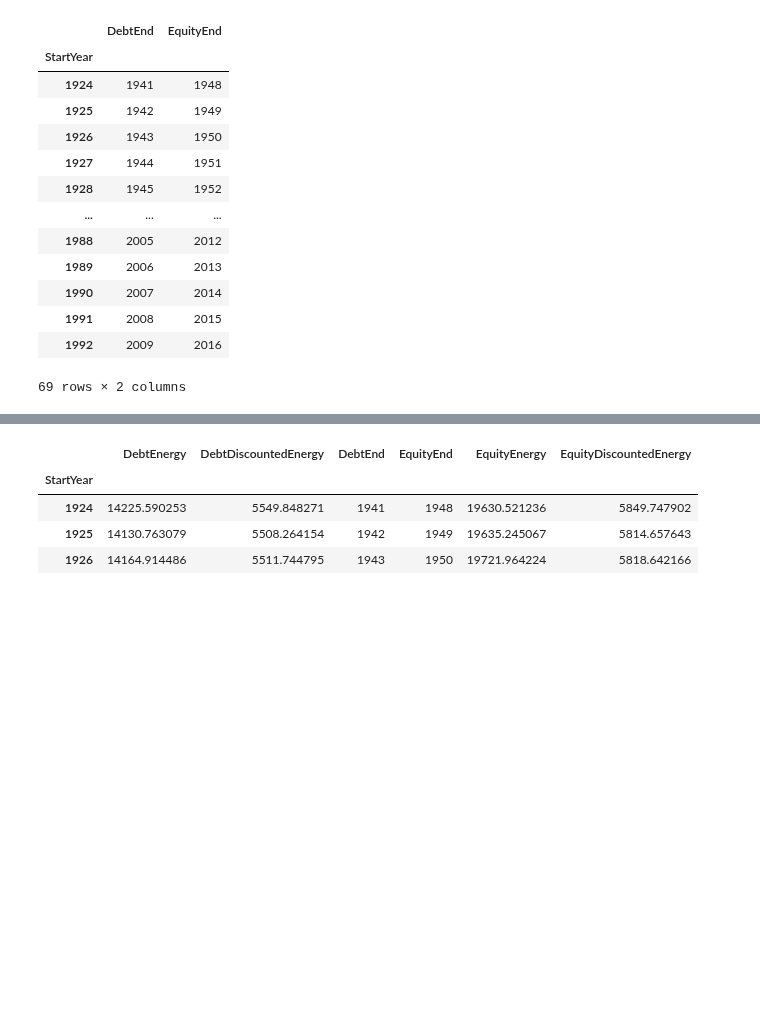
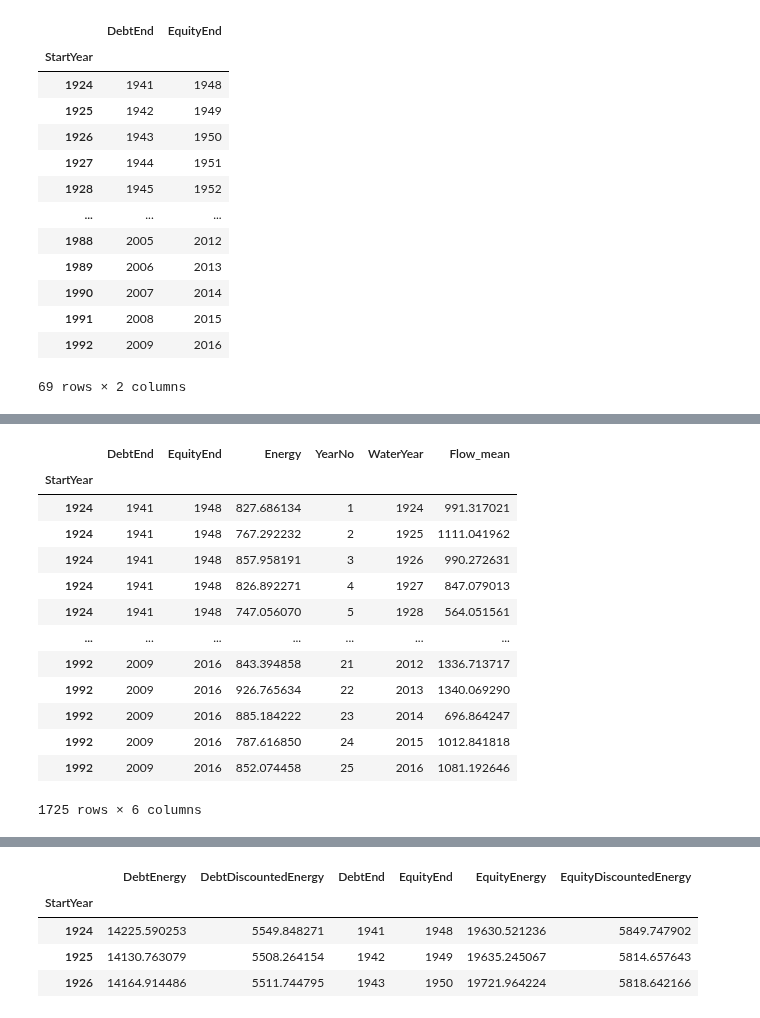
Before and after one commit to AndyFlem/ngonye-notepad, a Jupyter notebook: f_power_energy_periods.ipynb, the cells around one changed output, grey strips where cells are left out. Cells and saved outputs as stored; diff of their text form; code cells hidden in the pictures; blank space fills up the shorter version.

```diff
--- a/f_power_energy_periods.ipynb
+++ b/f_power_energy_periods.ipynb
@@ -114,3 +115,22 @@ sims
+# %%
+flow_yearly=pd.read_csv(output_data + "ngonye_flow_yearly.csv").set_index('WaterYear')
+sims['Flow_mean']=sims.join(flow_yearly,on='WaterYear',lsuffix='l_')['Flow_mean']
+sims
+# %% [output]
+|  | DebtEnd | EquityEnd | Energy | YearNo | WaterYear | Flow_mean |
+| StartYear |  |  |  |  |  |  |
+| 1924 | 1941 | 1948 | 827.686134 | 1 | 1924 | 991.317021 |
+| 1924 | 1941 | 1948 | 767.292232 | 2 | 1925 | 1111.041962 |
+| 1924 | 1941 | 1948 | 857.958191 | 3 | 1926 | 990.272631 |
+| 1924 | 1941 | 1948 | 826.892271 | 4 | 1927 | 847.079013 |
+| 1924 | 1941 | 1948 | 747.056070 | 5 | 1928 | 564.051561 |
+| ... | ... | ... | ... | ... | ... | ... |
+| 1992 | 2009 | 2016 | 843.394858 | 21 | 2012 | 1336.713717 |
+| 1992 | 2009 | 2016 | 926.765634 | 22 | 2013 | 1340.069290 |
+| 1992 | 2009 | 2016 | 885.184222 | 23 | 2014 | 696.864247 |
+| 1992 | 2009 | 2016 | 787.616850 | 24 | 2015 | 1012.841818 |
+| 1992 | 2009 | 2016 | 852.074458 | 25 | 2016 | 1081.192646 |
+1725 rows × 6 columns
 # %%
 sims['CumEnergy']=sims['Energy'].groupby('StartYear').cumsum()
 # %%
```
Also changed, not shown: parts of 8 cells of this notebook, 18 other files.
